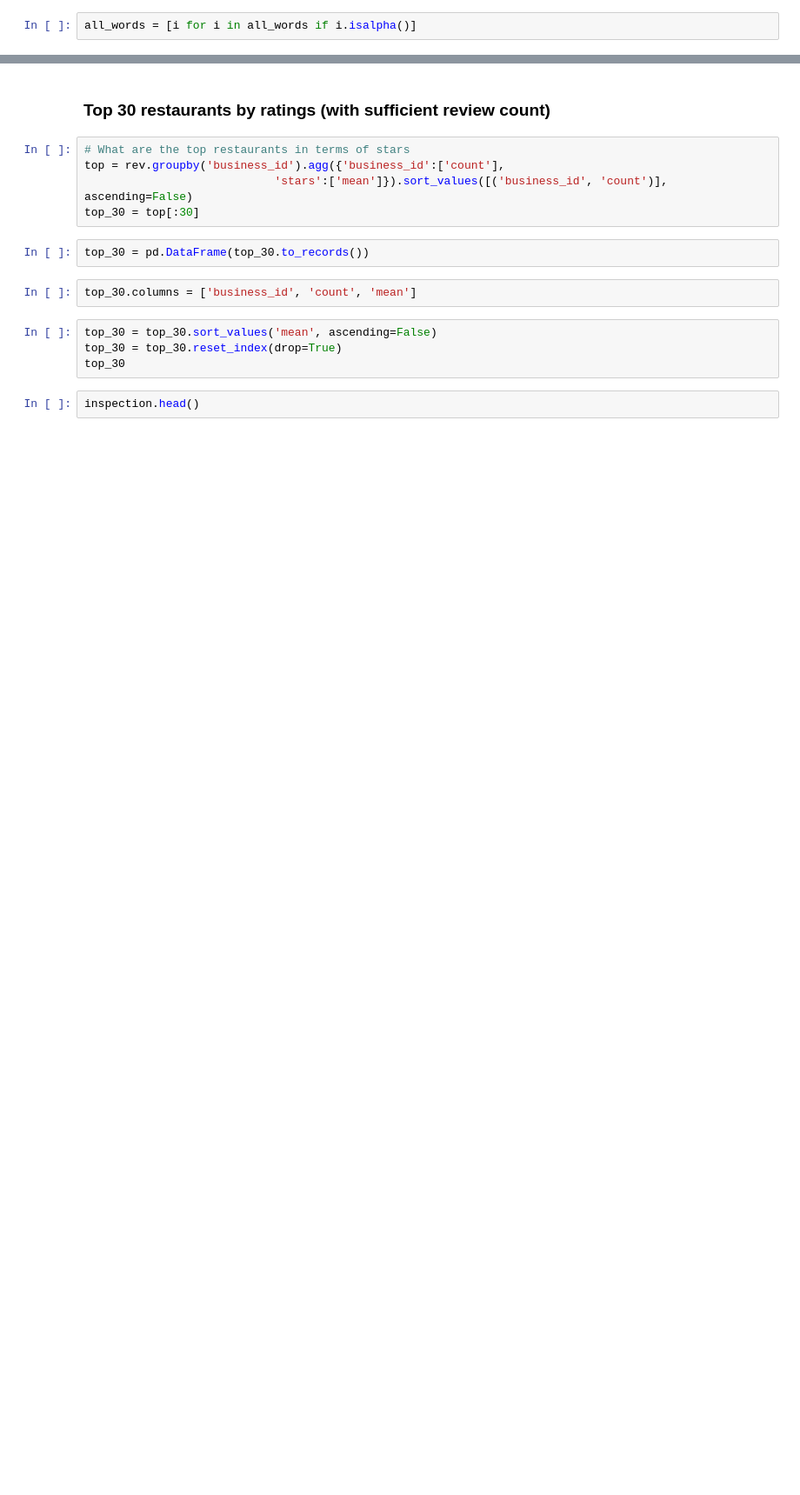
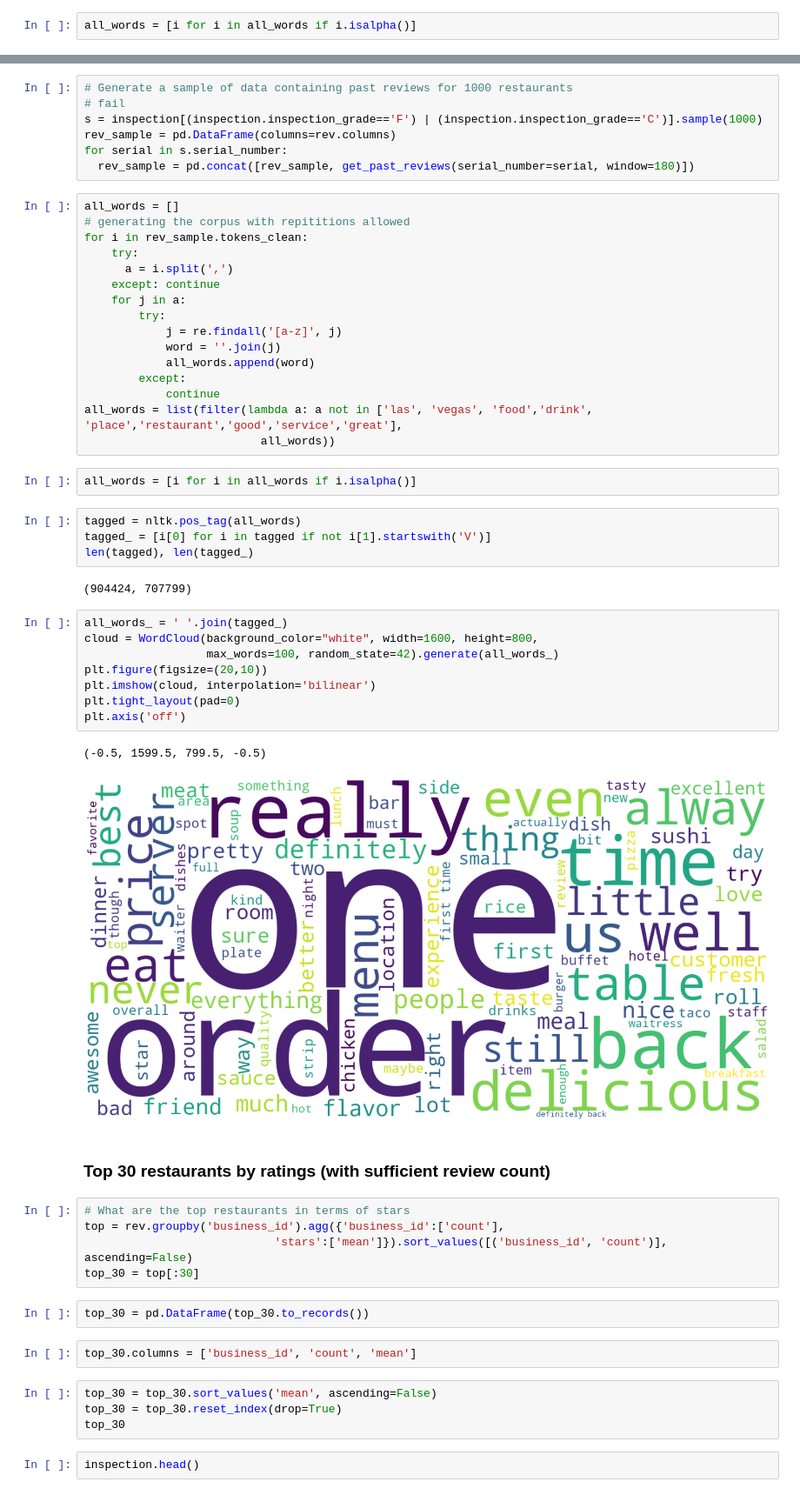
Before and after one commit to RishabPanyam96/Las_Vegas_Food_Inspection, a Jupyter notebook: code/Vizual.ipynb, the cells around one changed output, grey strips where cells are left out. Shown at 87% size. Saved outputs shown, nothing was run; the diff lists cells and outputs as text; blank space fills up the shorter version.

Commit message:
word cloud for pass/fail

```diff
--- a/code/Vizual.ipynb
+++ b/code/Vizual.ipynb
@@ -284,3 +319,45 @@ rev.head()
+# %%
+# Generate a sample of data containing past reviews for 1000 restaurants
+# fail
+s = inspection[(inspection.inspection_grade=='F') | (inspection.inspection_grade=='C')].sample(1000)
+rev_sample = pd.DataFrame(columns=rev.columns)
+for serial in s.serial_number:
+  rev_sample = pd.concat([rev_sample, get_past_reviews(serial_number=serial, window=180)])
+# %%
+all_words = []
+# generating the corpus with repititions allowed
+for i in rev_sample.tokens_clean:
+    try:
+      a = i.split(',')
+    except: continue
+    for j in a:
+        try:
+            j = re.findall('[a-z]', j)
+            word = ''.join(j)
+            all_words.append(word)
+        except:
+            continue
+all_words = list(filter(lambda a: a not in ['las', 'vegas', 'food','drink', 'place','restaurant','good','service','great'],
+                          all_words))
+# %%
+all_words = [i for i in all_words if i.isalpha()]
+# %%
+tagged = nltk.pos_tag(all_words)
+tagged_ = [i[0] for i in tagged if not i[1].startswith('V')]
+len(tagged), len(tagged_)
+# %% [output]
+(904424, 707799)
+# %%
+all_words_ = ' '.join(tagged_)
+cloud = WordCloud(background_color="white", width=1600, height=800,
+                  max_words=100, random_state=42).generate(all_words_)
+plt.figure(figsize=(20,10))
+plt.imshow(cloud, interpolation='bilinear')
+plt.tight_layout(pad=0)
+plt.axis('off')
+# %% [output]
+(-0.5, 1599.5, 799.5, -0.5)
+[figure, added]
 # %% [markdown]
 ### Top 30 restaurants by ratings (with sufficient review count)
 # %%
```
Also changed, not shown: parts of 16 cells of this notebook.
